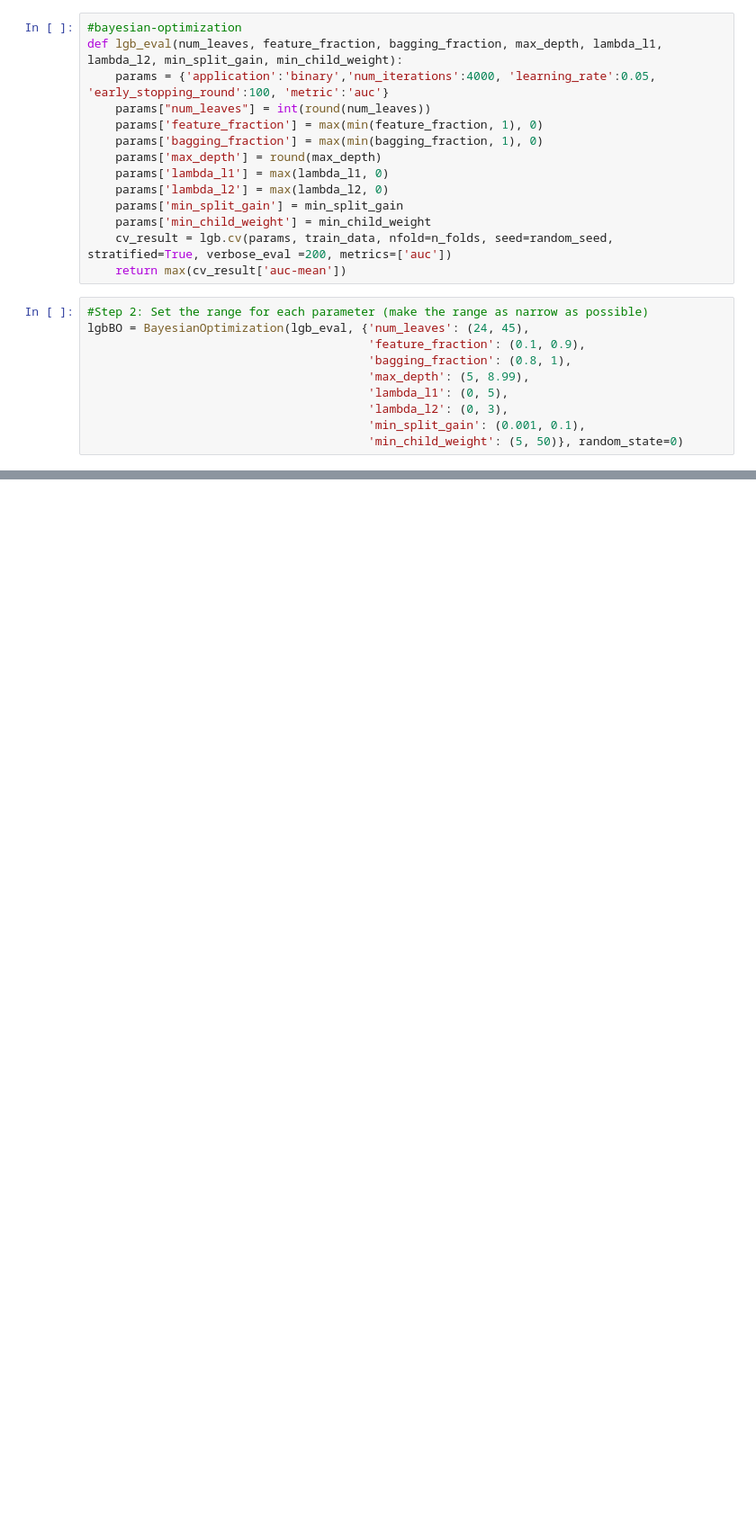
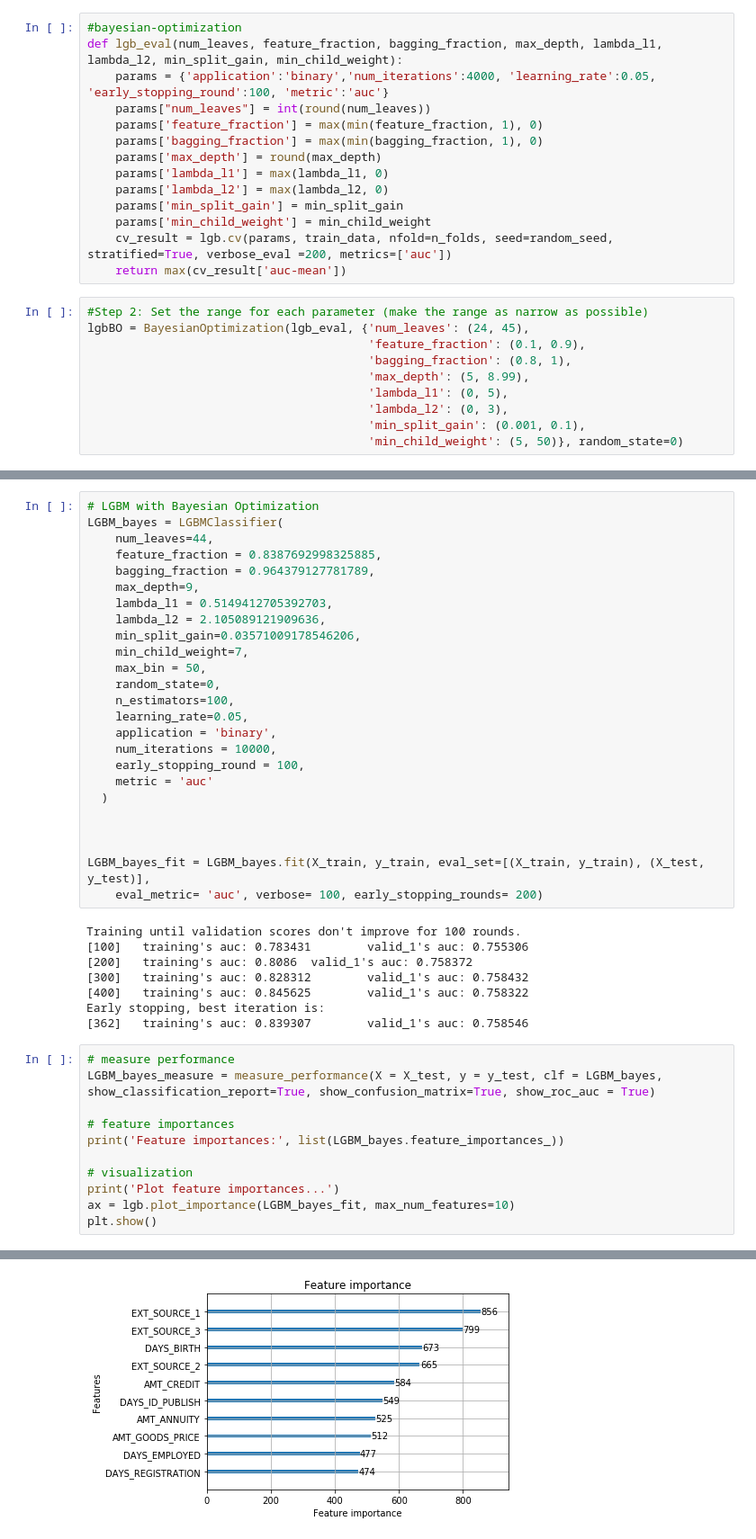
Before and after one commit to sunchigg/JrML, a Jupyter notebook: HomeCredit_test/lightGBM_bayes_opt.ipynb, the cells around one changed output, grey strips where cells are left out. Shown: that part at 90% size. Saved outputs shown, nothing was run; the diff lists cells and outputs as text; blank space fills up the shorter version.

Commit message:
bayes_opt

```diff
--- a/HomeCredit_test/lightGBM_bayes_opt.ipynb
+++ b/HomeCredit_test/lightGBM_bayes_opt.ipynb
@@ -77,0 +136,45 @@ lgbBO = BayesianOptimization(lgb_eval, {'num_leaves': (24, 45),
+# %%
+# LGBM with Bayesian Optimization
+LGBM_bayes = LGBMClassifier(
+    num_leaves=44,
+    feature_fraction = 0.8387692998325885,
+    bagging_fraction = 0.964379127781789,
+    max_depth=9,
+    lambda_l1 = 0.5149412705392703,
+    lambda_l2 = 2.105089121909636,
+    min_split_gain=0.03571009178546206,
+    min_child_weight=7,
+    max_bin = 50,
+    random_state=0,
+    n_estimators=100,
+    learning_rate=0.05,
+    application = 'binary',
+    num_iterations = 10000,
+    early_stopping_round = 100,
+    metric = 'auc'
+  )
+
+
+
+LGBM_bayes_fit = LGBM_bayes.fit(X_train, y_train, eval_set=[(X_train, y_train), (X_test, y_test)],
+    eval_metric= 'auc', verbose= 100, early_stopping_rounds= 200)
+# %% [output]
+Training until validation scores don't improve for 100 rounds.
+[100]   training's auc: 0.783431        valid_1's auc: 0.755306
+[200]   training's auc: 0.8086  valid_1's auc: 0.758372
+[300]   training's auc: 0.828312        valid_1's auc: 0.758432
+[400]   training's auc: 0.845625        valid_1's auc: 0.758322
+Early stopping, best iteration is:
+[362]   training's auc: 0.839307        valid_1's auc: 0.758546
+# %%
+# measure performance
+LGBM_bayes_measure = measure_performance(X = X_test, y = y_test, clf = LGBM_bayes, show_classification_report=True, show_confusion_matrix=True, show_roc_auc = True)
+
+# feature importances
+print('Feature importances:', list(LGBM_bayes.feature_importances_))
+
+# visualization
+print('Plot feature importances...')
+ax = lgb.plot_importance(LGBM_bayes_fit, max_num_features=10)
+plt.show()
+# %% [output]
@@ -77,0 +197 @@ lgbBO = BayesianOptimization(lgb_eval, {'num_leaves': (24, 45),
+[figure, added]
```
Also changed, not shown: parts of 5 cells of this notebook, 2 other files.
